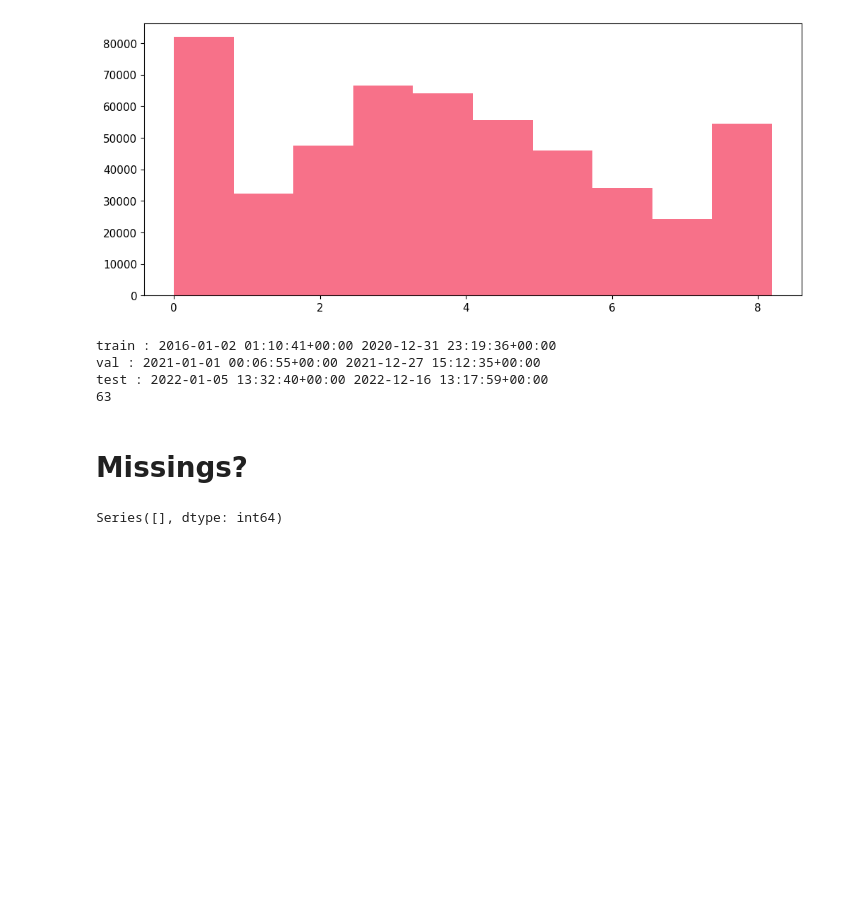
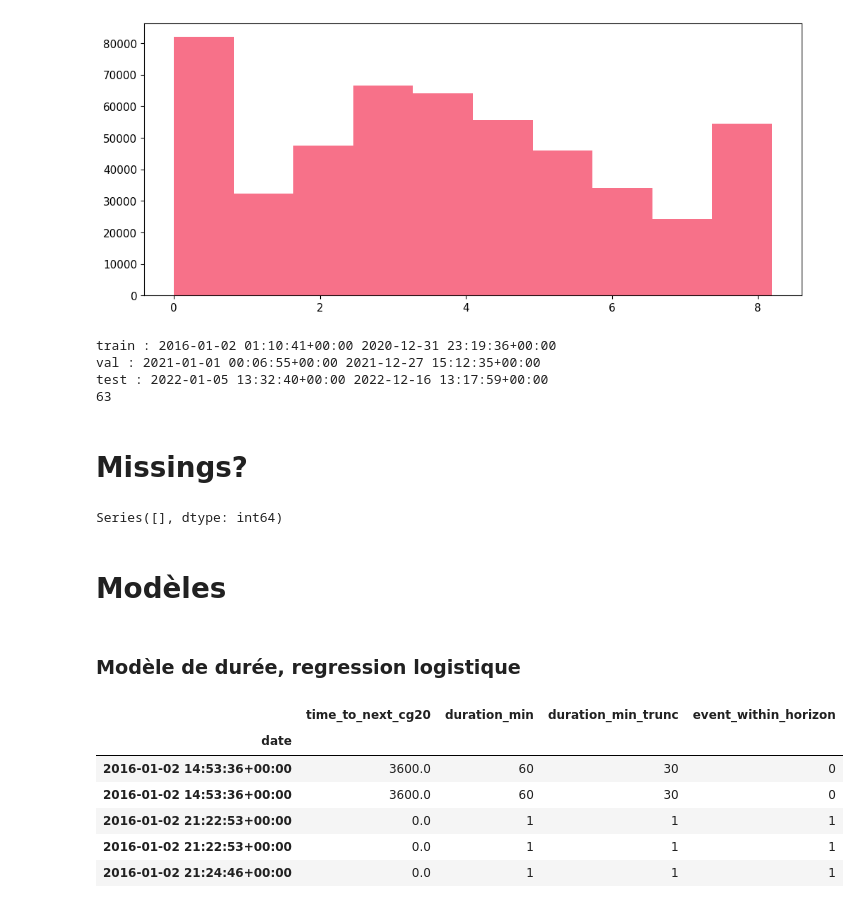
Before and after one commit to Charlin-D-S/IA-PAU-Data-Battle, a Jupyter notebook: notebooks/feature_engeneering.ipynb, the cells around one changed output. Saved outputs shown, nothing was run; the diff lists cells and outputs as text; code cells hidden in the pictures; blank space fills up the shorter version.

```diff
--- a/notebooks/feature_engeneering.ipynb
+++ b/notebooks/feature_engeneering.ipynb
@@ -607,3 +607,35 @@ col_mis = [c for c in mis.index if mis[c]>0]
 mis[col_mis]
 # %% [output]
 Series([], dtype: int64)
+# %% [markdown]
+# Modèles
+# %% [markdown]
+### Modèle de durée, regression logistique
+# %%
+HORIZON_MIN = 30
+
+df_model = df2.copy()
+#
+if "index" in df_model.columns and "date" not in df_model.columns:
+    df_model = df_model.rename(columns={"index": "date"})
+
+df_model["obs_id"] = np.arange(len(df_model))
+
+# durée en minutes : minimum 1
+df_model["duration_min"] = np.maximum(
+    1,
+    np.ceil(df_model["time_to_next_cg20"] / 60).astype(int)
+)
+
+df_model["duration_min_trunc"] = df_model["duration_min"].clip(upper=HORIZON_MIN)
+df_model["event_within_horizon"] = (df_model["duration_min"] <= HORIZON_MIN).astype(int)
+
+df_model[["time_to_next_cg20", "duration_min", "duration_min_trunc", "event_within_horizon"]].head()
+# %% [output]
+|  | time_to_next_cg20 | duration_min | duration_min_trunc | event_within_horizon |
+| date |  |  |  |  |
+| 2016-01-02 14:53:36+00:00 | 3600.0 | 60 | 30 | 0 |
+| 2016-01-02 14:53:36+00:00 | 3600.0 | 60 | 30 | 0 |
+| 2016-01-02 21:22:53+00:00 | 0.0 | 1 | 1 | 1 |
+| 2016-01-02 21:22:53+00:00 | 0.0 | 1 | 1 | 1 |
+| 2016-01-02 21:24:46+00:00 | 0.0 | 1 | 1 | 1 |
```
Also changed, not shown: parts of 25 cells of this notebook, 3 other files.
